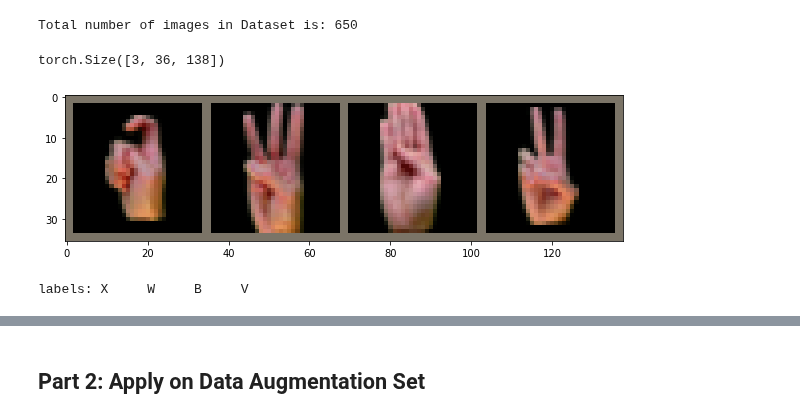
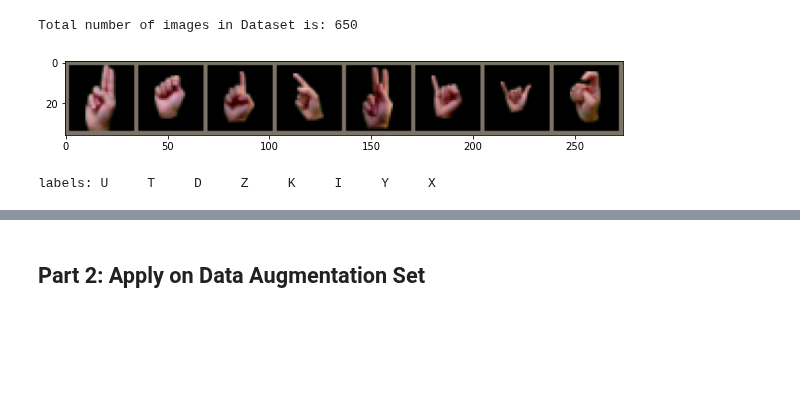
Before and after one commit to swadhwa5/MLFinalProject, a Jupyter notebook: LeNet_model.ipynb, the cells around one changed output, grey strips where cells are left out. Saved outputs shown, nothing was run; the diff lists cells and outputs as text; code cells hidden in the pictures; blank space fills up the shorter version.

```diff
--- a/LeNet_model.ipynb
+++ b/LeNet_model.ipynb
@@ -201,3 +244,11 @@ def show_true_vs_predicted(testloader, classes, model):
 # %% [markdown]
 # Model Training: Data without Augmentation
+# %%
+## Step 1: Declare the model and associated classes
+classes = list(string.ascii_uppercase)
+lenet_no_aug = LeNet(len(classes))
+batch_size = 4
+channels = 3
+xdim = 32
+ydim = 32
 # %%
@@ -216,16 +263,32 @@ print(f"Total number of images in Dataset is: {num_images}")
 Total number of images in Dataset is: 650
 # %%
 # Step 3: Visualize how some of the images look after processing the data
-dataiter = iter(trainloader)
-images, labels = dataiter.next()
+def visualize_images(trainloader, num_display, batch_size, xdim, ydim):
+  dataiter = iter(trainloader)
+  images = torch.empty((num_display * batch_size, channels, xdim, ydim))
+  labels = torch.empty((num_display * batch_size), dtype=torch.uint8)
+  #images, labels = dataiter.next()
 
-imshow(torchvision.utils.make_grid(images))
-# print labels
-print("labels: " + ' '.join(f'{classes[labels[j]]:5s}' for j in range(4)))
+  start_index = 0
+  stop_index = batch_size
+  for i in range(num_display):
+    image, label = dataiter.next()
+    images[start_index:stop_index,:,:,:] = image
+    labels[start_index:stop_index] = label
+    start_index = stop_index
+    stop_index += batch_size
+
+  imshow(torchvision.utils.make_grid(images))
+  # print labels
+  print("labels: " + ' '.join(f'{classes[labels[j]]:5s}' for j in range(num_display * batch_size)))
+
+
+
+
+visualize_images(trainloader, num_display=2, batch_size=batch_size, xdim=xdim, ydim=ydim)
 # %% [output]
+[figure, new version]
-torch.Size([3, 36, 138])
+labels: U     T     D     Z     K     I     Y     X
-[figure, old version]
-labels: X     W     B     V
 # %%
 # Step 4: Declare the loss function and optimizer for training
 lr = 0.001  # Too large suboptimal convergence. Too small is process gets stuck. Find a balance
```
Also changed, not shown: parts of 27 cells of this notebook, 2 other files.
